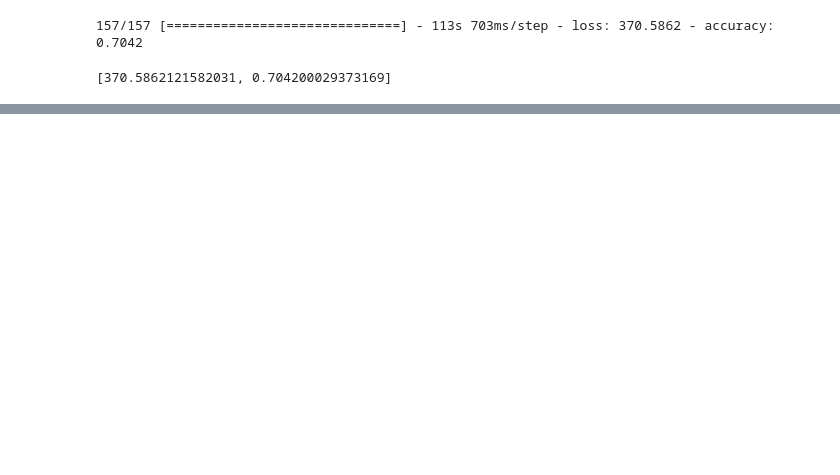
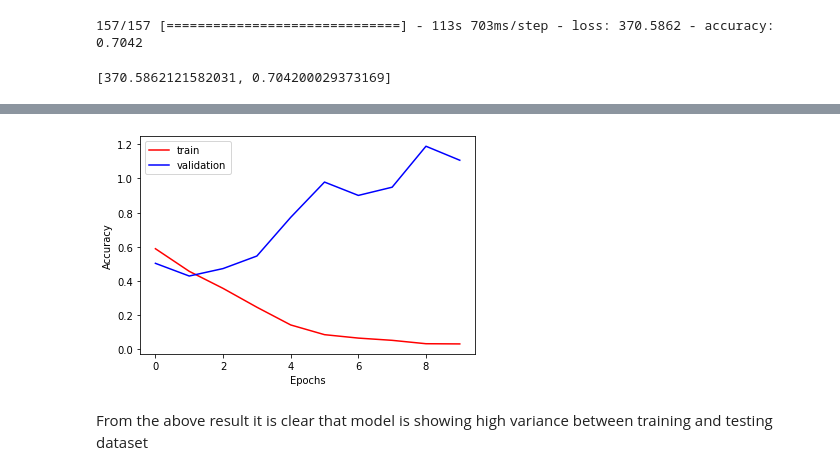
Before and after one commit to sivm205/Image-Classification, a Jupyter notebook: image_class.ipynb, the cells around one changed output, grey strips where cells are left out. Saved outputs shown, nothing was run; the diff lists cells and outputs as text; code cells hidden in the pictures; blank space fills up the shorter version.

```diff
--- a/image_class.ipynb
+++ b/image_class.ipynb
@@ -198,0 +230,11 @@ train_model.evaluate(df_test_batch)
+# %%
+plt.plot(history_model.history['loss'],color='red',label='train')
+plt.plot(history_model.history['val_loss'],color='blue',label='validation')
+plt.xlabel('Epochs')
+plt.ylabel('Accuracy')
+plt.legend()
+plt.show()
+# %% [output]
+[figure, added]
+# %% [markdown]
+From the above result it is clear that model is showing high variance between training and testing dataset
```
Also changed, not shown: parts of 9 cells of this notebook.
